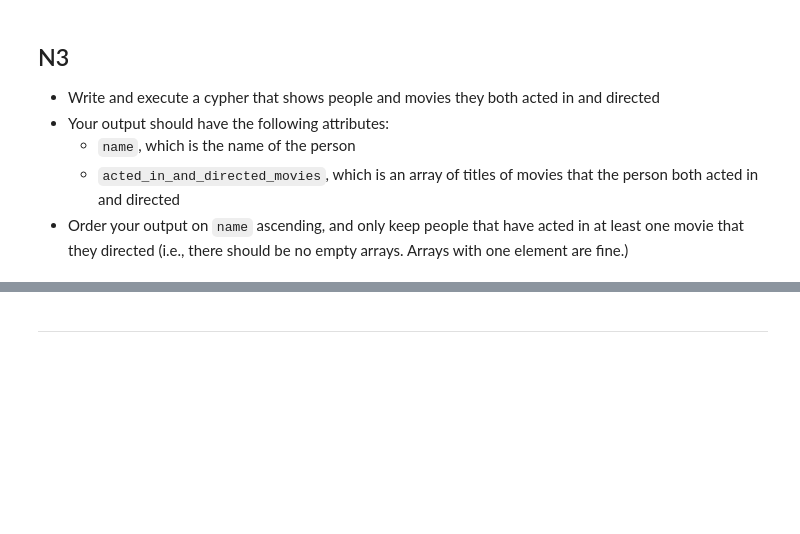
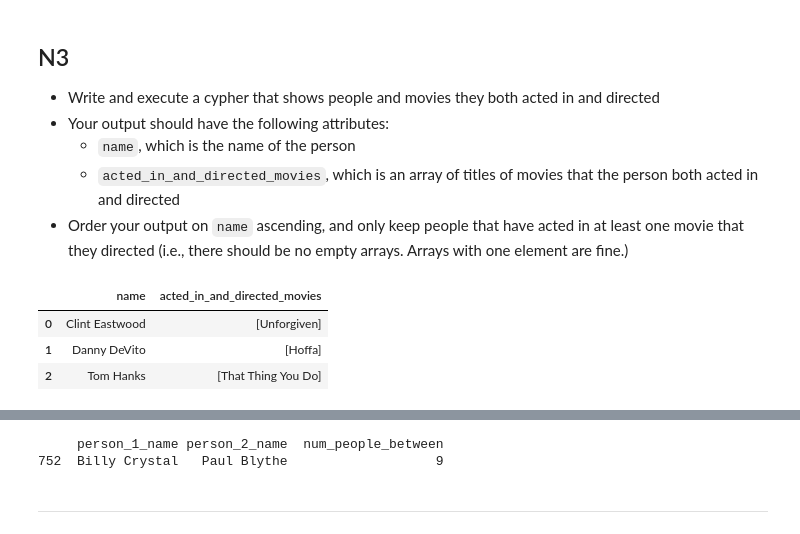
Before and after one commit to sixiann/W4111-Intro-to-Databases-Spring-2024, a Jupyter notebook: Homework/HW4/S24-W4111-HW4.ipynb, the cells around one changed output, grey strips where cells are left out. Saved outputs shown, nothing was run; the diff lists cells and outputs as text; code cells hidden in the pictures; blank space fills up the shorter version.

```diff
--- a/Homework/HW4/S24-W4111-HW4.ipynb
+++ b/Homework/HW4/S24-W4111-HW4.ipynb
@@ -547,10 +728,21 @@ pandas.DataFrame([dict(r) for r in res.records])
 - Order your output on `name` ascending, and only keep people that have acted in at least one movie that they directed (i.e., there should be no empty arrays. Arrays with one element are fine.)
 # %%
 res = graph.execute_query("""
-    TODO: Put your query here
+    MATCH (p:Person)-[:ACTED_IN]->(m:Movie)
+    WHERE (p)-[:DIRECTED]->(m)
+    WITH p, COLLECT(m.title) AS acted_in_and_directed_movies
+    WHERE SIZE(acted_in_and_directed_movies) > 0
+    RETURN p.name AS name, acted_in_and_directed_movies
+    ORDER BY name ASC
+
 """)
 
 pandas.DataFrame([dict(r) for r in res.records])
+# %% [output]
+|  | name | acted_in_and_directed_movies |
+| 0 | Clint Eastwood | [Unforgiven] |
+| 1 | Danny DeVito | [Hoffa] |
+| 2 | Tom Hanks | [That Thing You Do] |
 # %% [markdown]
 ## N4
 
@@ -575,10 +767,29 @@ pandas.DataFrame([dict(r) for r in res.records])
 <img src="./N4-example.png">
 # %%
 res = graph.execute_query("""
-    TODO: Put your query here
+    MATCH path=shortestPath((p1:Person)-[*]-(p2:Person))
+    WHERE p1.name < p2.name
+    WITH p1, p2, path
+    WHERE LENGTH(path) >= 5
+    RETURN p1.name AS person_1_name, p2.name AS person_2_name, LENGTH(path) + 1 AS num_people_between
+    ORDER BY person_1_name, person_2_name
+
 """)
 
-pandas.DataFrame([dict(r) for r in res.records])
+# pandas.DataFrame([dict(r) for r in res.records])
+
+# Assume `res` is your result from the Neo4j query execution
+data = [dict(r) for r in res.records]  # Convert records to a list of dictionaries
+df = pandas.DataFrame(data)  # Create a DataFrame from the list
+
+# Filter to find the specific pair
+filtered_df = df[(df['person_1_name'] == 'Billy Crystal') & (df['person_2_name'] == 'Paul Blythe')]
+
+# Display the filtered DataFrame
+print(filtered_df)
+# %% [output]
+     person_1_name person_2_name  num_people_between
+752  Billy Crystal   Paul Blythe                   9
 # %% [markdown]
 <hr style="height:2px;">
 # %% [markdown]
```
Also changed, not shown: parts of 6 cells of this notebook.
